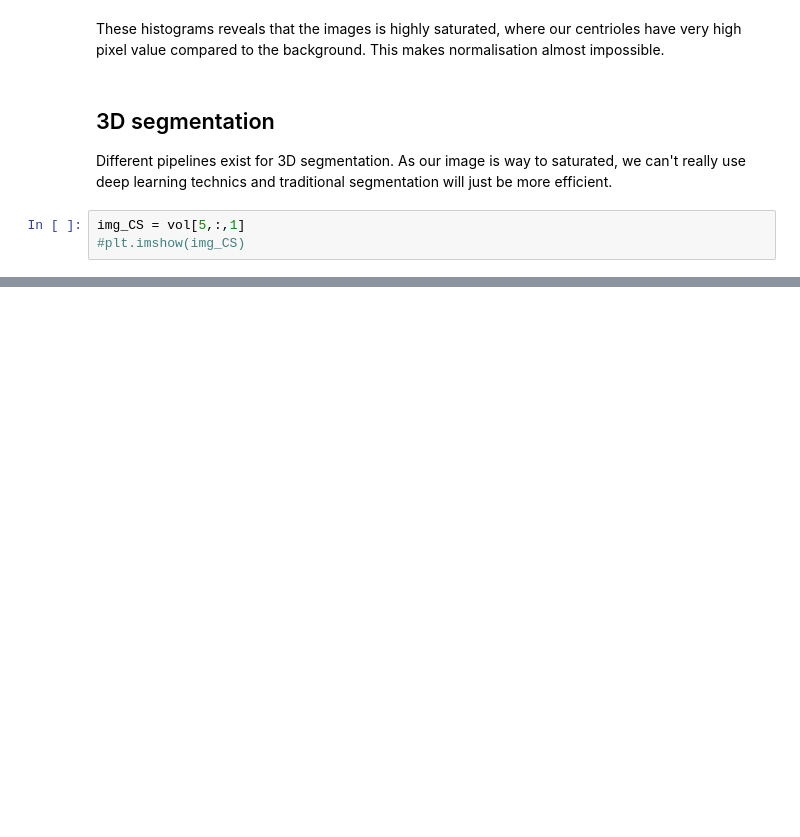
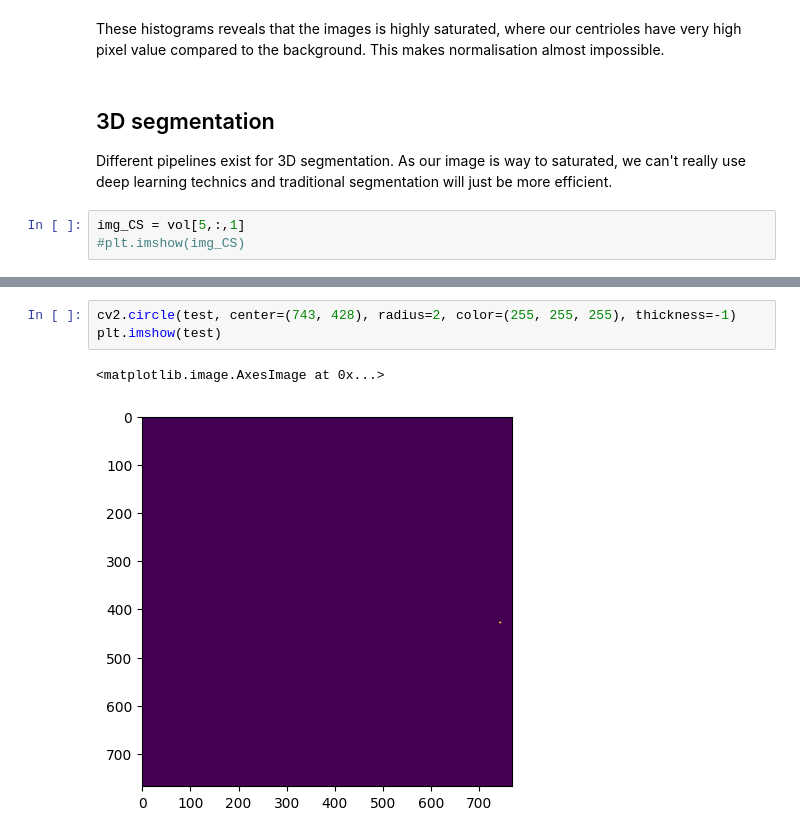
Before and after one commit to UPGON/Zfish_Centrioles_Tracking_Pipeline, a Jupyter notebook: colocalisation_analysis.ipynb, the cells around one changed output, grey strips where cells are left out. Drawn from its saved outputs; the diff is of its cells as text; blank space fills up the shorter version.

```diff
--- a/colocalisation_analysis.ipynb
+++ b/colocalisation_analysis.ipynb
@@ -161,0 +190,6 @@ plt.show()
+# %%
+cv2.circle(test, center=(743, 428), radius=2, color=(255, 255, 255), thickness=-1)
+plt.imshow(test)
+# %% [output]
+<matplotlib.image.AxesImage at 0x...>
+[figure, added]
```
Also changed, not shown: parts of 25 cells of this notebook, 3 other files.
